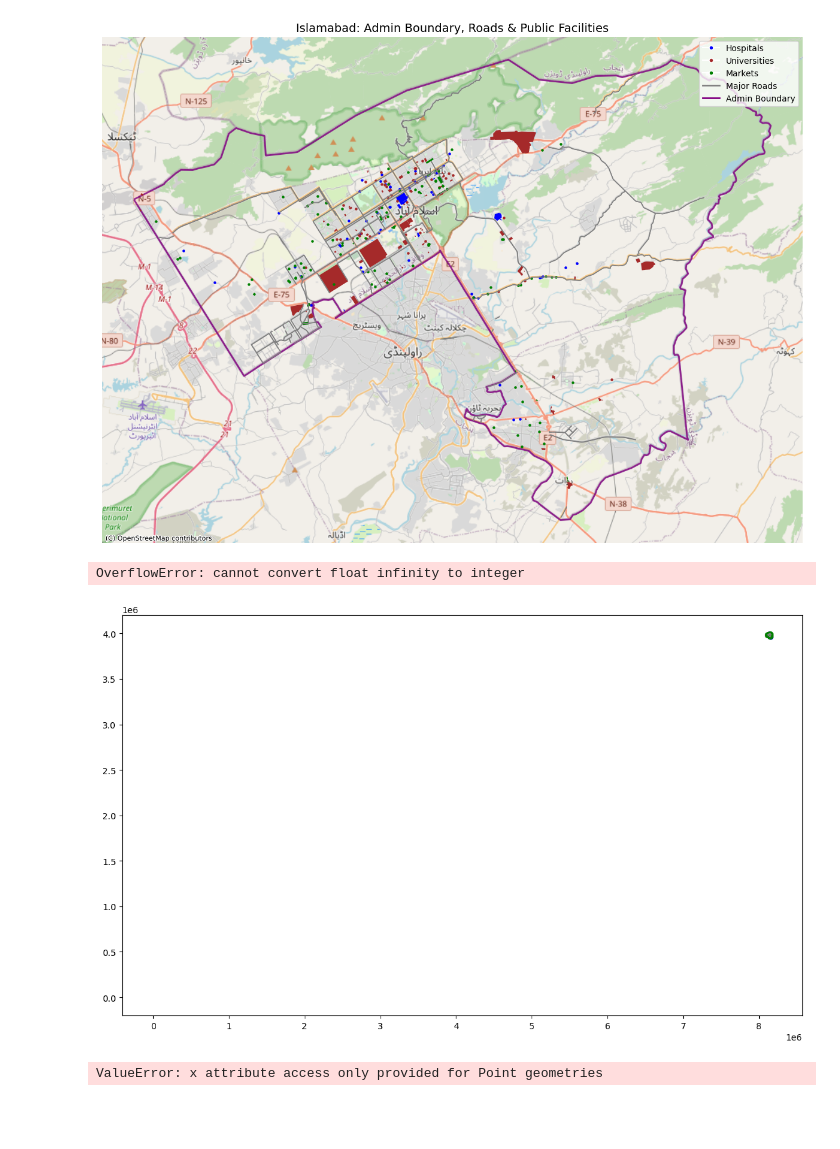
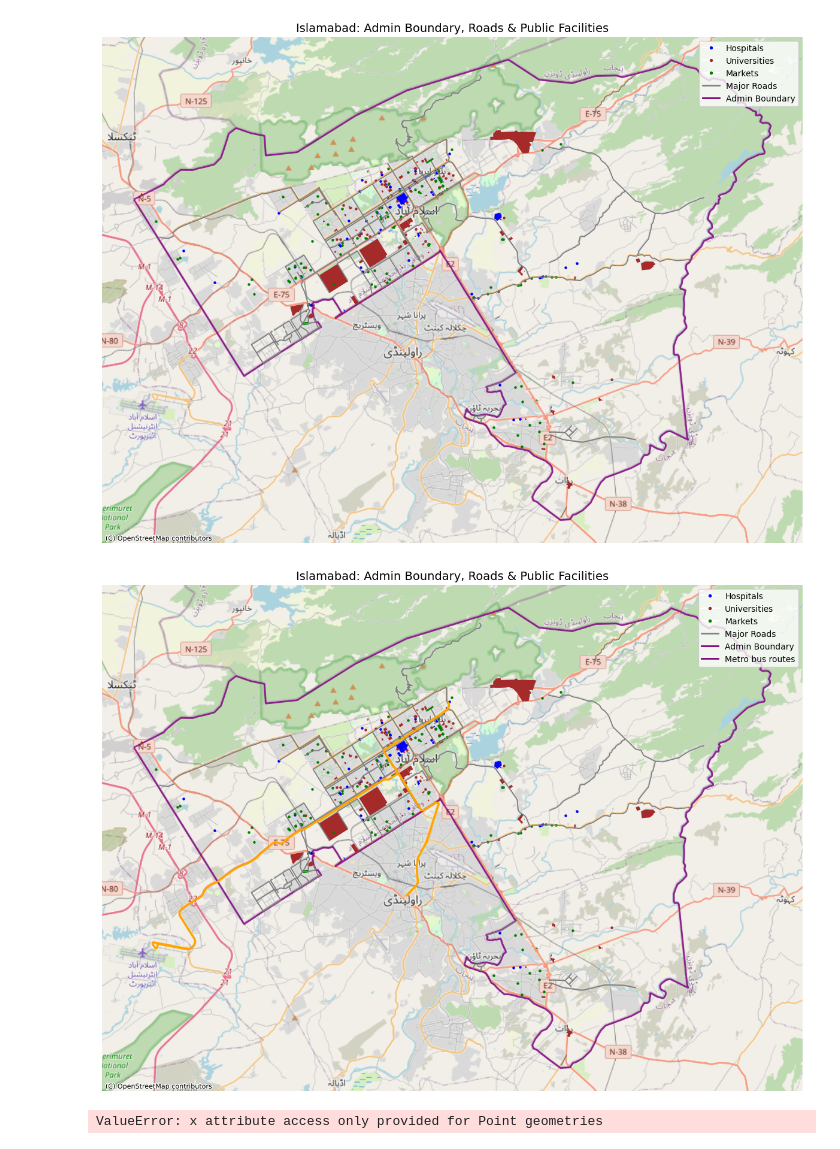
Before and after one commit to smirfanshah/Clustering-high-density-unserved-populations-and-pathfinding-to-Metro-Bus-routes-for-speedo, a Jupyter notebook: main.ipynb, the cells around one changed output. Cells and saved outputs as stored; diff of their text form; code cells hidden in the pictures; blank space fills up the shorter version.

Commit message:
fix: metro bus route

```diff
--- a/main.ipynb
+++ b/main.ipynb
@@ -82,7 +82,7 @@ plt.show()
 [figure]
 # %%
 metro_routes = gpd.read_file("metro-data/islamabad_sections.geojson")
-
+metro_routes = metro_routes.to_crs(epsg=3857)
 # 6. Plotting
 fig, ax = plt.subplots(figsize=(12, 12))  # bigger figure size
 
@@ -92,37 +92,36 @@ boundary.plot(ax=ax, facecolor='none', edgecolor='purple', linewidth=2, alpha=0.
 # Plot major roads and POIs
 major_roads.plot(ax=ax, linewidth=1, edgecolor='gray')
 hospitals.plot(ax=ax, color='blue', markersize=5)
 universities.plot(ax=ax, color='brown', markersize=5)
 markets.plot(ax=ax, color='green', markersize=5)
 
-metro_routes.plot(ax=ax, linewidth=2.5, edgecolor='purple', label='Metro Bus Routes')
+metro_routes.plot(ax=ax, linewidth=2.5, edgecolor='orange', label='Metro Bus Routes')
 
 # # Set manual zoom to full boundary extent
 # xmin, ymin, xmax, ymax = boundary.total_bounds
 # ax.set_xlim(xmin, xmax)
 # ax.set_ylim(ymin, ymax)
 
 # Basemap
 ctx.add_basemap(ax, crs=boundary.crs, source=ctx.providers['OpenStreetMap']['Mapnik'])
 
 # Updated legend (purple line added)
 legend_elements = [
     Line2D([0], [0], marker='o', color='w', label='Hospitals', markerfacecolor='blue', markersize=5),
     Line2D([0], [0], marker='o', color='w', label='Universities', markerfacecolor='brown', markersize=5),
     Line2D([0], [0], marker='o', color='w', label='Markets', markerfacecolor='green', markersize=5),
     Line2D([0], [0], color='gray', lw=2, label='Major Roads'),
-    Line2D([0], [0], color='purple', lw=2, label='Admin Boundary')
+    Line2D([0], [0], color='purple', lw=2, label='Admin Boundary'),
     Line2D([0], [0], color='purple', lw=2, label='Metro bus routes')
 
 ]
 ax.legend(handles=legend_elements, loc='upper right')
 ax.set_title("Islamabad: Admin Boundary, Roads & Public Facilities", fontsize=14)
 ax.set_axis_off()
 plt.tight_layout()
 plt.show()
 # %% [output]
-OverflowError: cannot convert float infinity to integer
-[figure, old version]
+[figure, new version]
 # %%
 # Define buffer distance in meters (adjust as needed)
 buffer_dist = 1000  # 1 km
```
